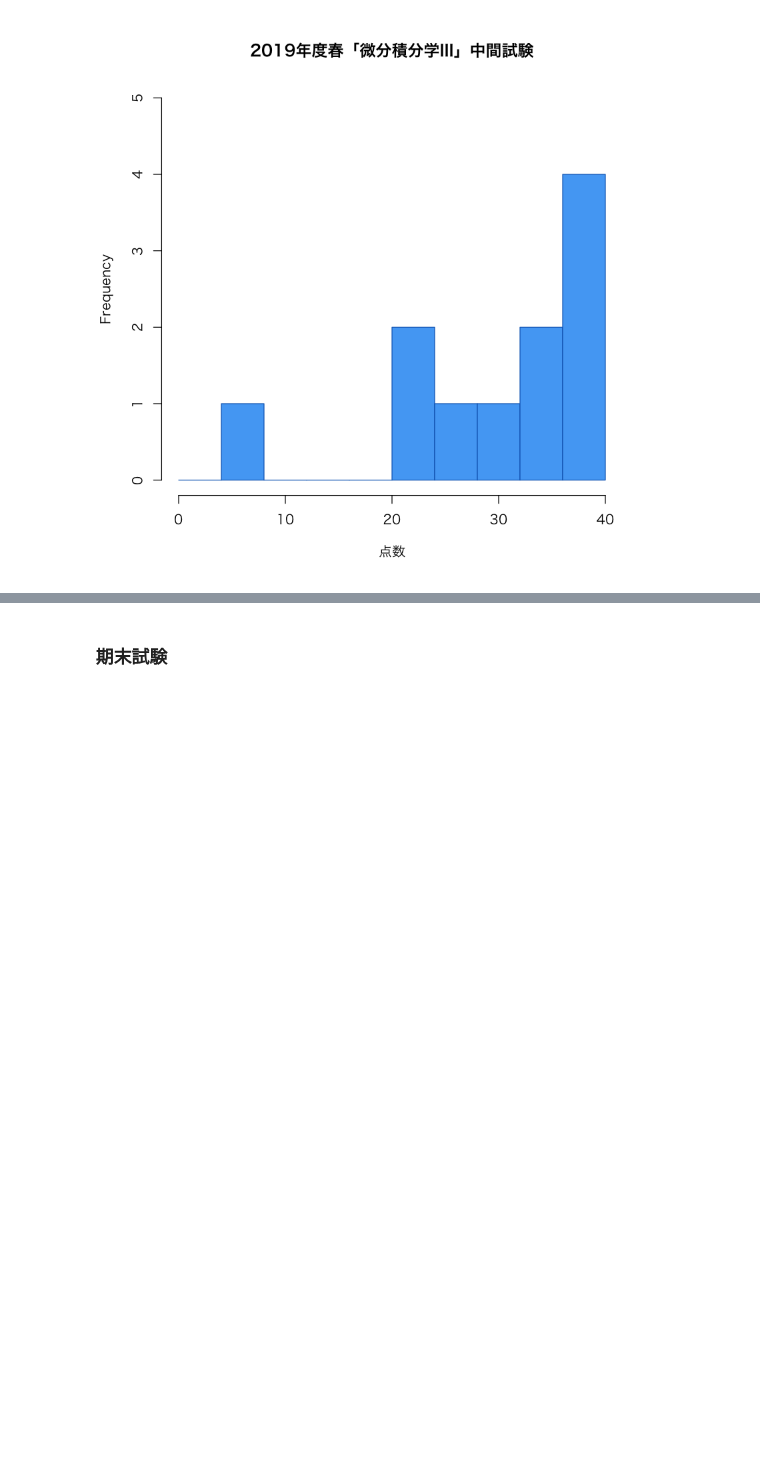
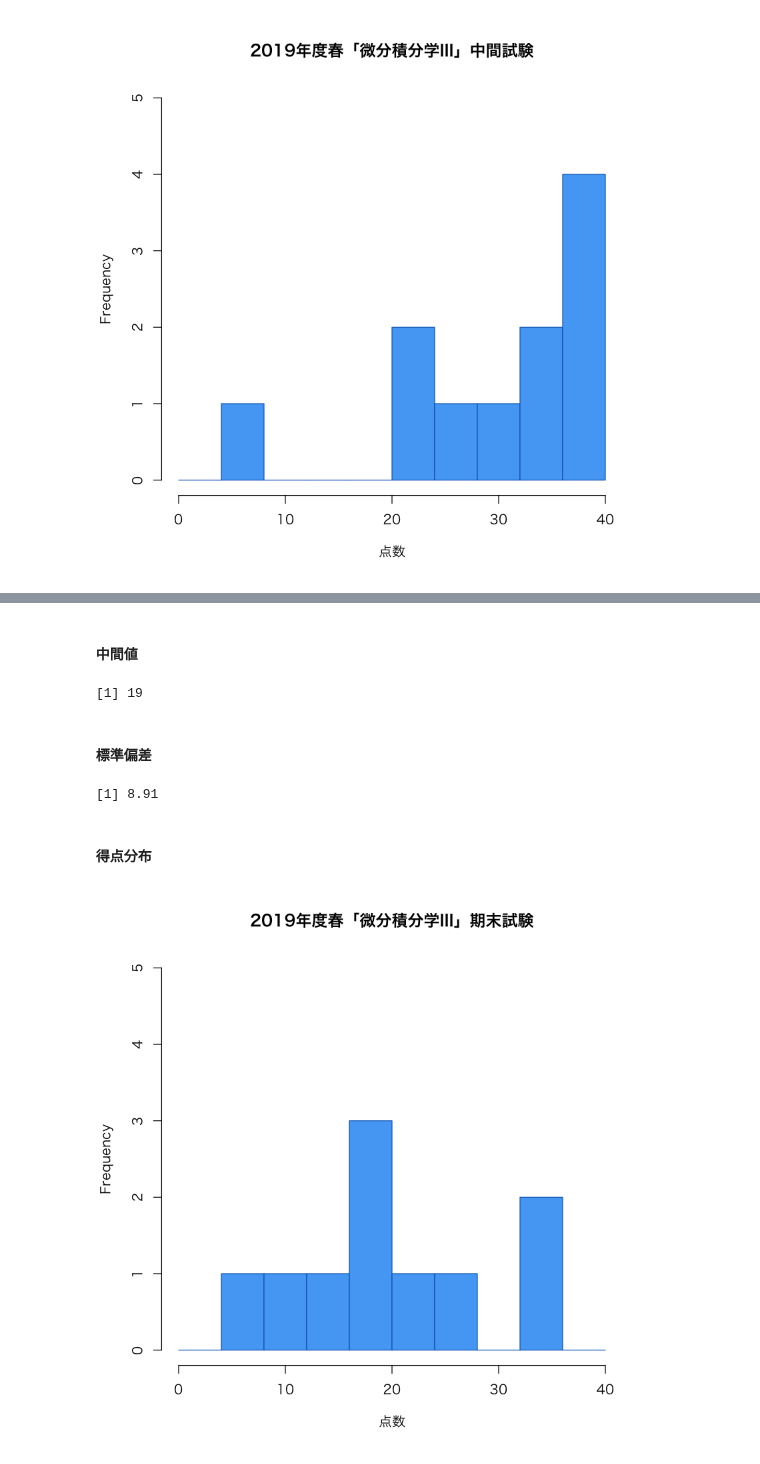
Before and after one commit to shiroyasu/shiroyasu.github.io, a Jupyter notebook: teaching/2019s/dic3-examr.ipynb, the cells around one changed output, grey strips where cells are left out. Cells and saved outputs as stored; diff of their text form; code cells hidden in the pictures; blank space fills up the shorter version.

```diff
--- a/teaching/2019s/dic3-examr.ipynb
+++ b/teaching/2019s/dic3-examr.ipynb
@@ -40,0 +43,2 @@ hist(mdt, main="2019年度春「微分積分学III」中間試験", xlab="点数
+# %%
+edt <- c(36,34,26,22,20,18,18,16,12,8);
@@ -41,2 +57,18 @@ hist(mdt, main="2019年度春「微分積分学III」中間試験", xlab="点数
 # %% [markdown]
-### 期末試験 ###
+#### 中間値 ####
+# %%
+median(edt)
+# %% [output]
+[1] 19
+# %% [markdown]
+#### 標準偏差 ####
+# %%
+round(sd(edt),digits=2)
+# %% [output]
+[1] 8.91
+# %% [markdown]
+#### 得点分布 ####
+# %%
+hist(edt, main="2019年度春「微分積分学III」期末試験", xlab="点数", breaks=seq(0,40,4), ylim=c(0,5), col="#53A9F5", border = "#0F6AC0")
+# %% [output]
+[figure, added]
```
Also changed, not shown: parts of 11 cells of this notebook, 7 other files.
